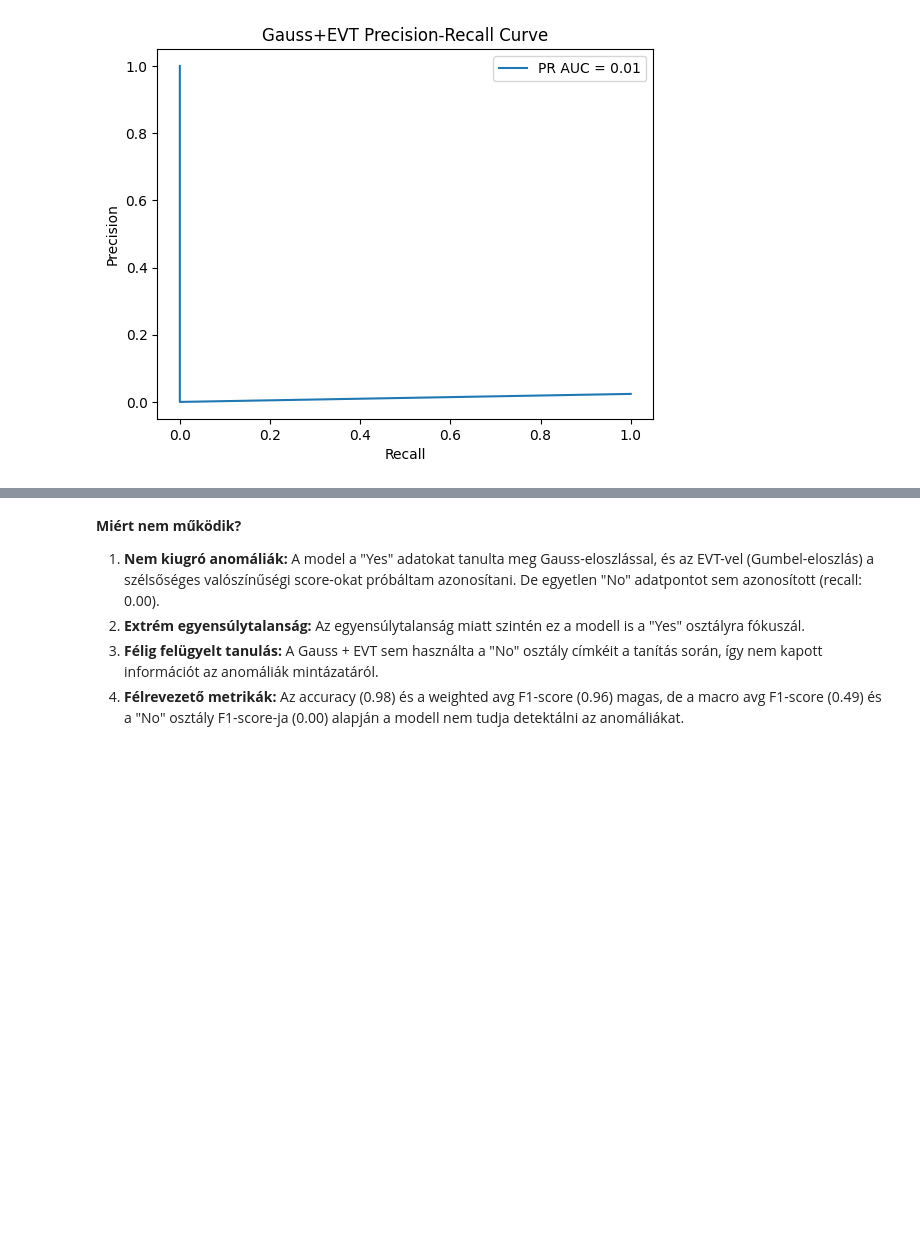
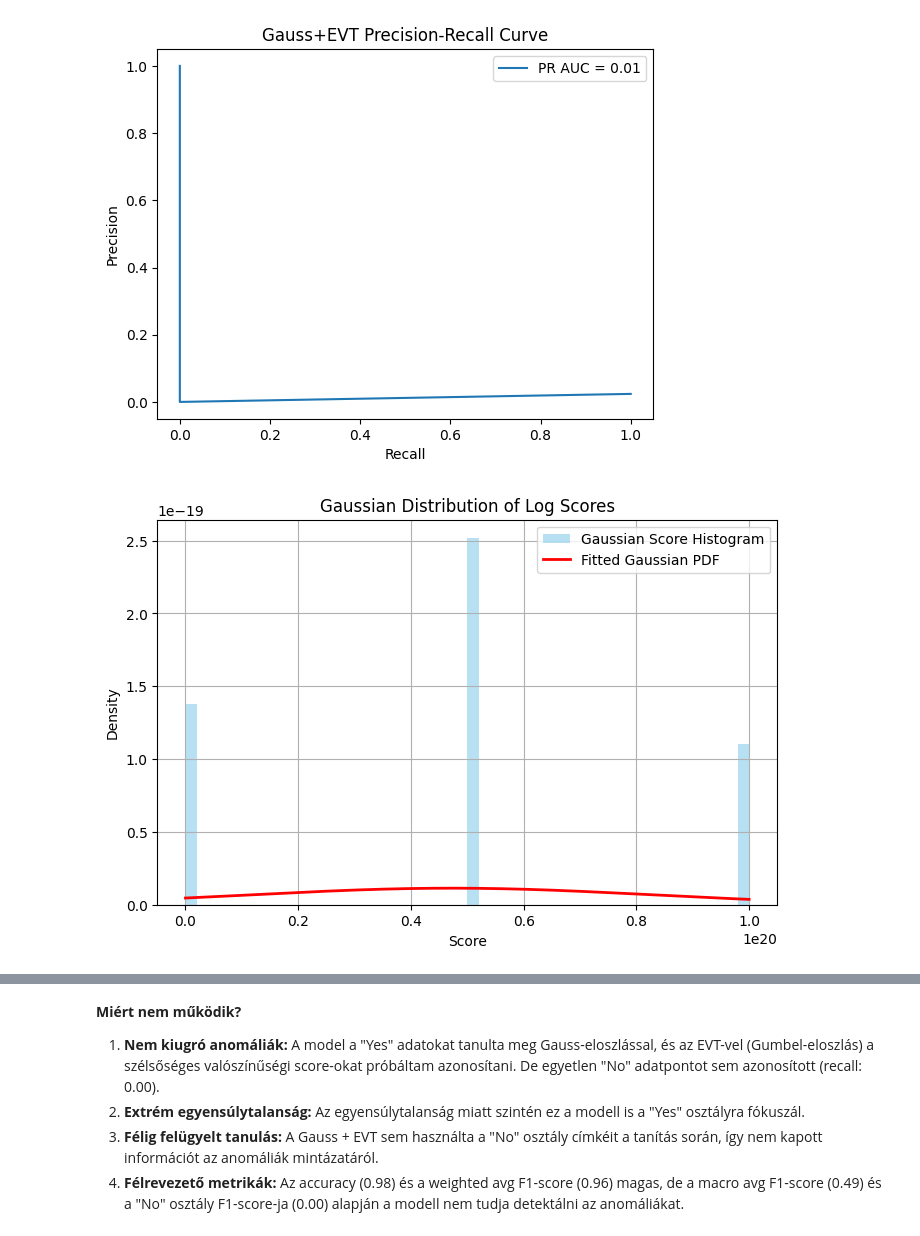
Before and after one commit to MisurdaLuca/Animal_Condition_Classifier, a Jupyter notebook: tabular/animal_condition_tabular_classification.ipynb, the cells around one changed output, grey strips where cells are left out. Saved outputs shown, nothing was run; the diff lists cells and outputs as text; code cells hidden in the pictures; blank space fills up the shorter version.

```diff
--- a/tabular/animal_condition_tabular_classification.ipynb
+++ b/tabular/animal_condition_tabular_classification.ipynb
@@ -970,7 +970,8 @@ import numpy as np
 from sklearn.metrics import classification_report, roc_auc_score, precision_recall_curve, auc, roc_curve
 from scipy.stats import norm, gumbel_r
 
-
+normal_mask = (y_true == -1)
+X_normal_processed = X_processed[normal_mask]
 means = np.mean(X_normal_processed, axis=0)
 stds = np.std(X_normal_processed, axis=0)
 stds = np.where(stds == 0, 1e-10, stds)
@@ -1016,3 +1017,20 @@ Gauss + EVT
 weighted avg       0.95      0.98      0.96       838
 [figure]
 [figure]
+# %%
+plt.figure(figsize=(8,5))
+plt.hist(scores_gauss, bins=50, density=True, alpha=0.6, color='skyblue', label='Gaussian Score Histogram')
+
+# Normál eloszlás overlay
+x = np.linspace(min(scores_gauss), max(scores_gauss), 1000)
+pdf = norm.pdf(x, loc=np.mean(scores_gauss), scale=np.std(scores_gauss))
+plt.plot(x, pdf, 'r-', lw=2, label='Fitted Gaussian PDF')
+
+plt.title("Gaussian Distribution of Log Scores")
+plt.xlabel("Score")
+plt.ylabel("Density")
+plt.legend()
+plt.grid(True)
+plt.show()
+# %% [output]
+[figure, added]
```
Also changed, not shown: parts of 9 cells of this notebook.
